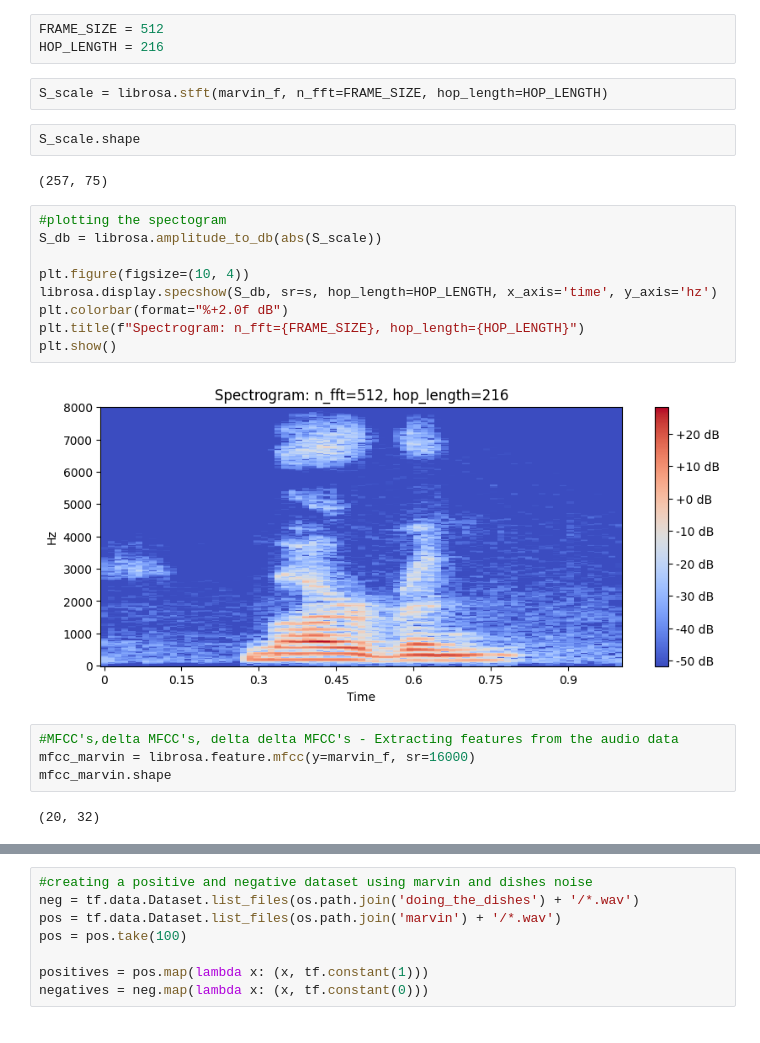
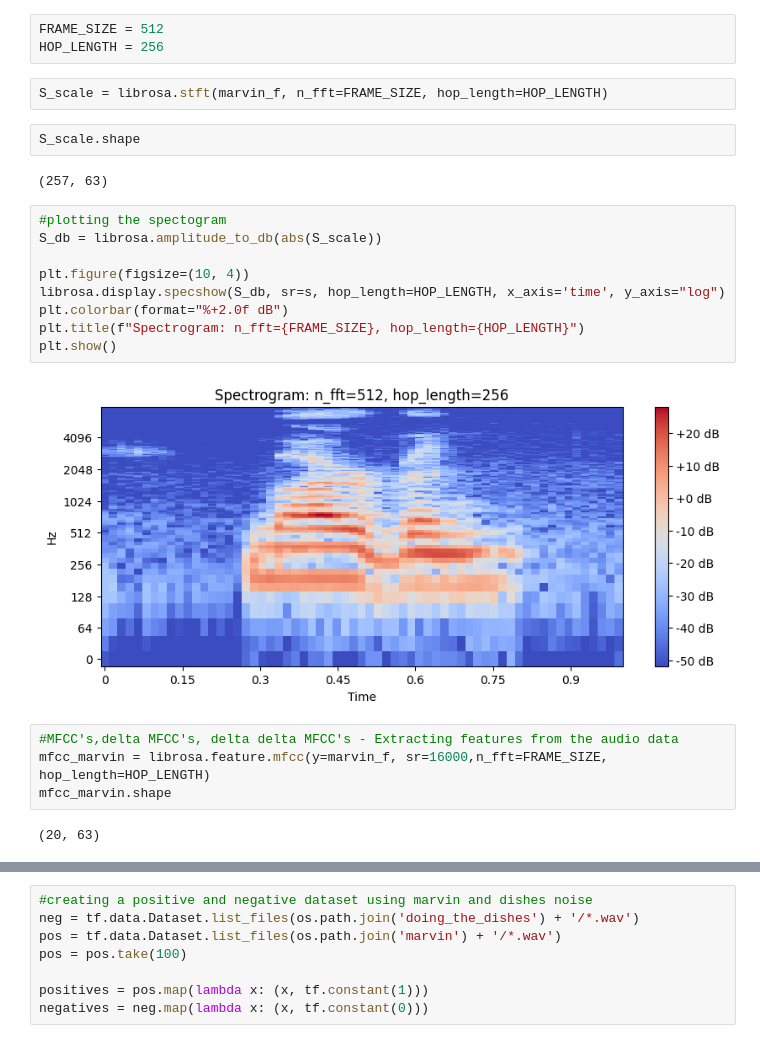
Before and after one commit to neemay2106/Wake_word_CNN_1, a Jupyter notebook: Wake_word_CNN.ipynb, the cells around one changed output, grey strips where cells are left out. Cells and saved outputs as stored; diff of their text form.

```diff
--- a/Wake_word_CNN.ipynb
+++ b/Wake_word_CNN.ipynb
@@ -91,30 +91,30 @@ plt.show()
 [figure]
 # %%
 FRAME_SIZE = 512
-HOP_LENGTH = 216
+HOP_LENGTH = 256
 # %%
 S_scale = librosa.stft(marvin_f, n_fft=FRAME_SIZE, hop_length=HOP_LENGTH)
 # %%
 S_scale.shape
 # %% [output]
-(257, 75)
+(257, 63)
 # %%
 #plotting the spectogram
 S_db = librosa.amplitude_to_db(abs(S_scale))
 
 plt.figure(figsize=(10, 4))
-librosa.display.specshow(S_db, sr=s, hop_length=HOP_LENGTH, x_axis='time', y_axis='hz')
+librosa.display.specshow(S_db, sr=s, hop_length=HOP_LENGTH, x_axis='time', y_axis="log")
 plt.colorbar(format="%+2.0f dB")
 plt.title(f"Spectrogram: n_fft={FRAME_SIZE}, hop_length={HOP_LENGTH}")
 plt.show()
 # %% [output]
-[figure, old version]
+[figure, new version]
 # %%
 #MFCC's,delta MFCC's, delta delta MFCC's - Extracting features from the audio data
-mfcc_marvin = librosa.feature.mfcc(y=marvin_f, sr=16000)
+mfcc_marvin = librosa.feature.mfcc(y=marvin_f, sr=16000,n_fft=FRAME_SIZE, hop_length=HOP_LENGTH)
 mfcc_marvin.shape
 # %% [output]
-(20, 32)
+(20, 63)
 # %%
 mfcc_marvin_delta = librosa.feature.delta(mfcc_marvin)
 mfcc_marvin_delta2 = librosa.feature.delta(mfcc_marvin,order=2)
```
Also changed, not shown: parts of 14 cells of this notebook.
